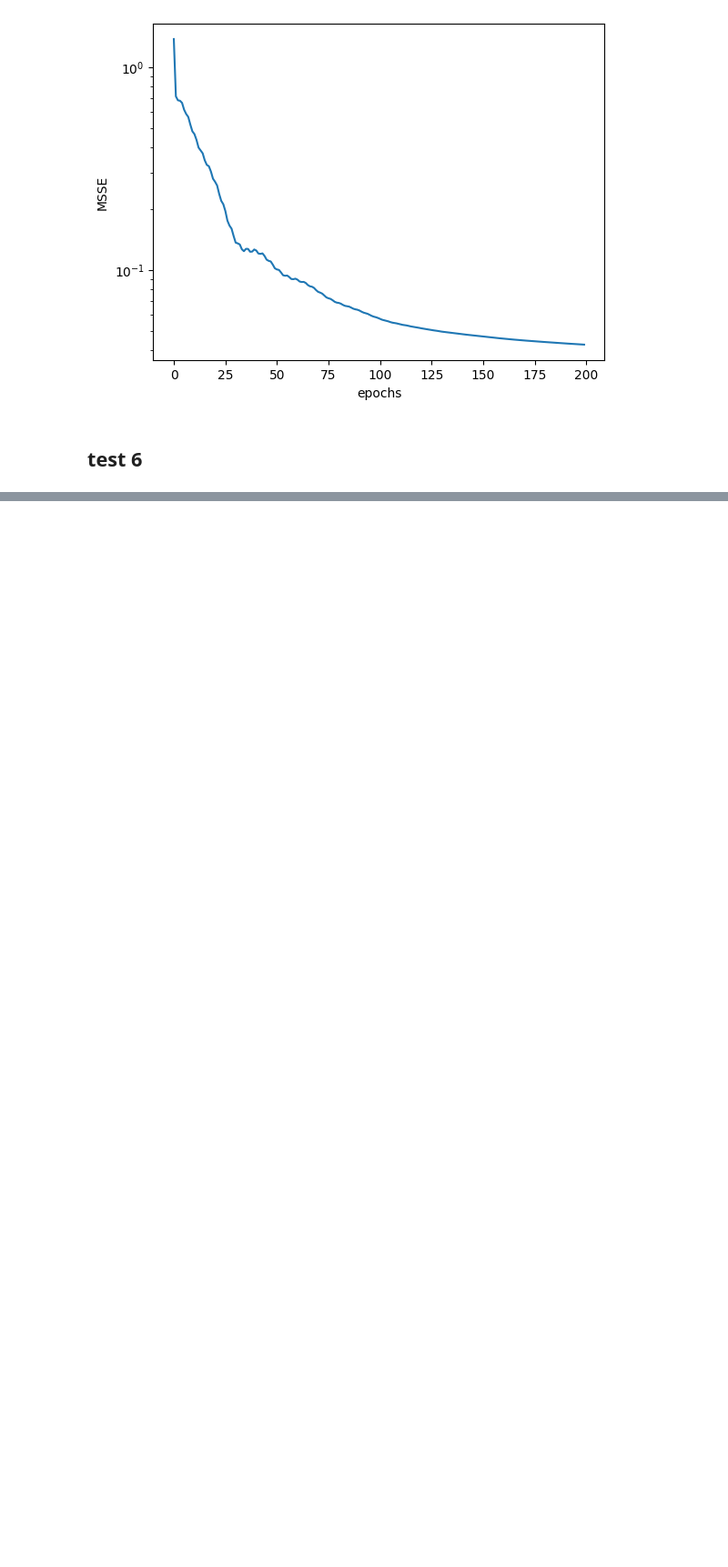
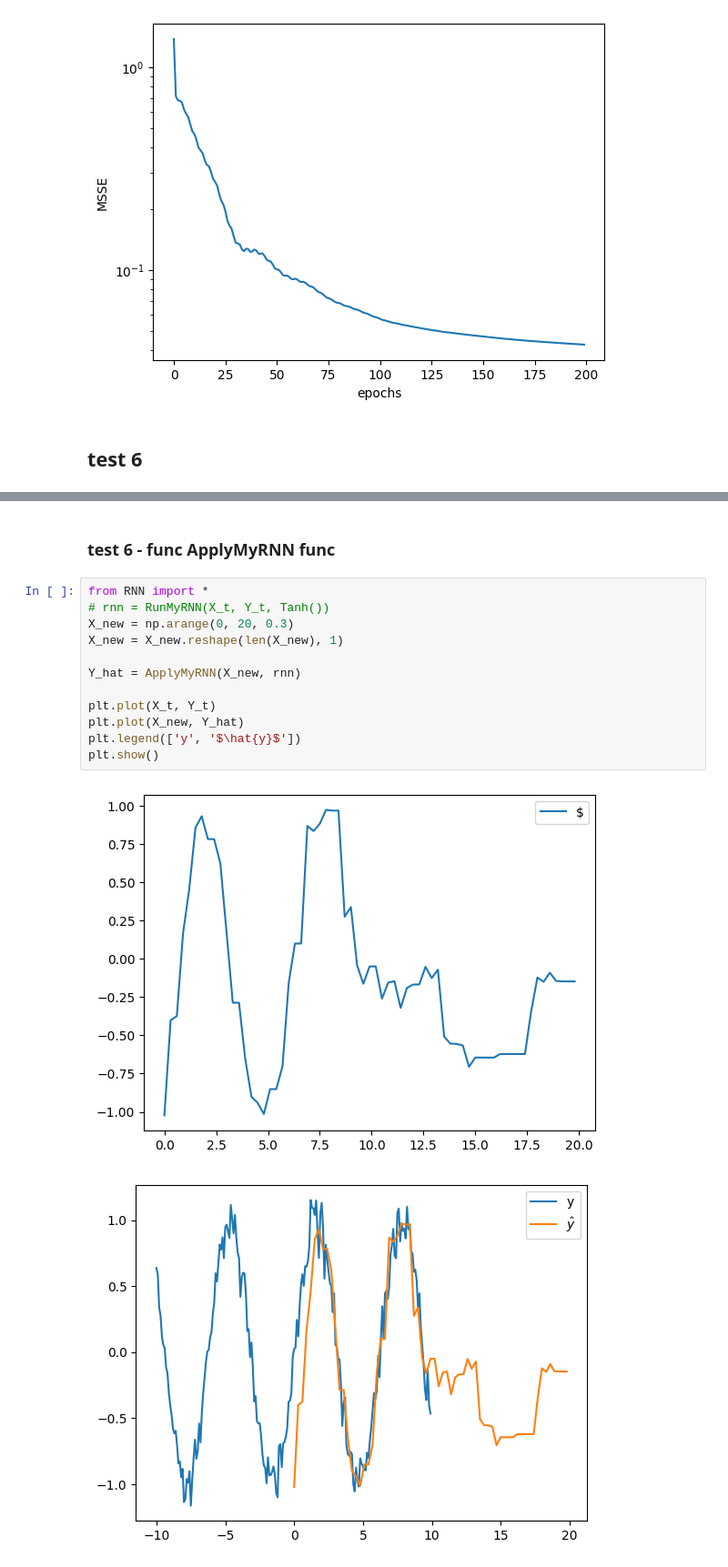
Before and after one commit to mohamadghoroobi/Deep_Learning_Review, a Jupyter notebook: 07_RNN_Application/testCell.ipynb, the cells around one changed output, grey strips where cells are left out. Shown at 91% size. Drawn from its saved outputs; the diff is of its cells as text; blank space fills up the shorter version.

Commit message:
func ApplyMyRNN finished

```diff
--- a/07_RNN_Application/testCell.ipynb
+++ b/07_RNN_Application/testCell.ipynb
@@ -231,0 +233,17 @@ Done!, MSSE:0.021
+# %% [markdown]
+### test 6 - func ApplyMyRNN func
+# %%
+from RNN import *
+# rnn = RunMyRNN(X_t, Y_t, Tanh())
+X_new = np.arange(0, 20, 0.3)
+X_new = X_new.reshape(len(X_new), 1)
+
+Y_hat = ApplyMyRNN(X_new, rnn)
+
+plt.plot(X_t, Y_t)
+plt.plot(X_new, Y_hat)
+plt.legend(['y', '$\hat{y}$'])
+plt.show()
+# %% [output]
+[figure, added]
+[figure, added]
```
Also changed, not shown: parts of 1 cell of this notebook, 1 other file.
